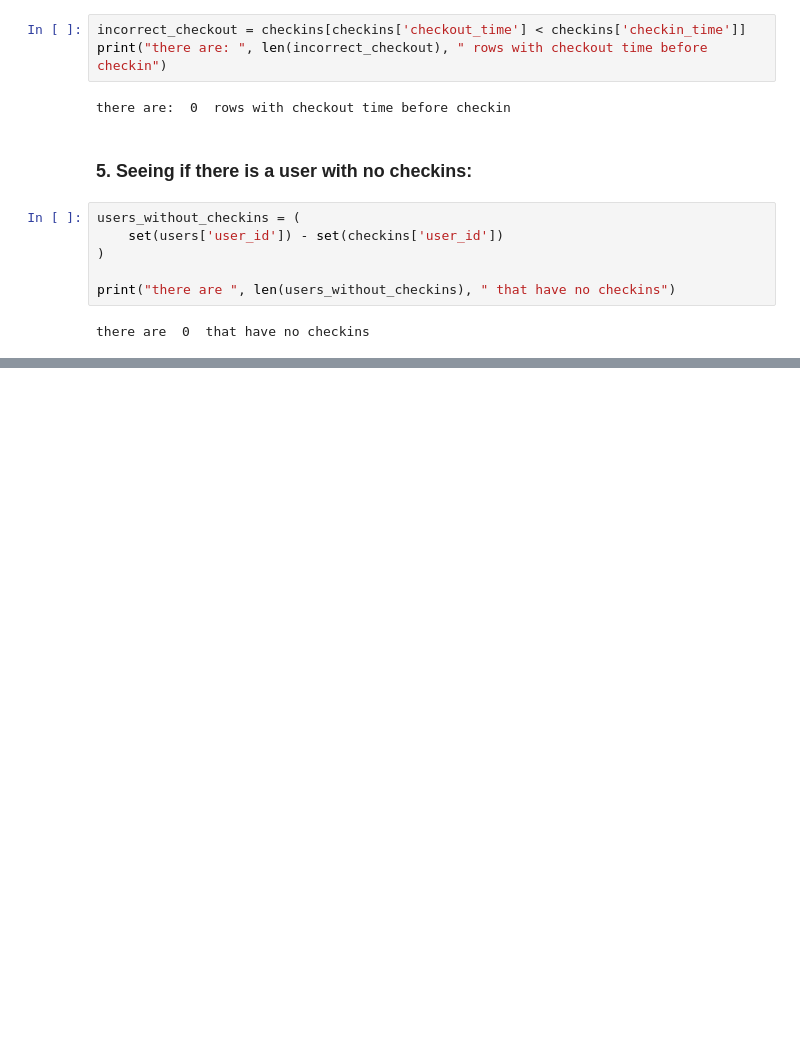
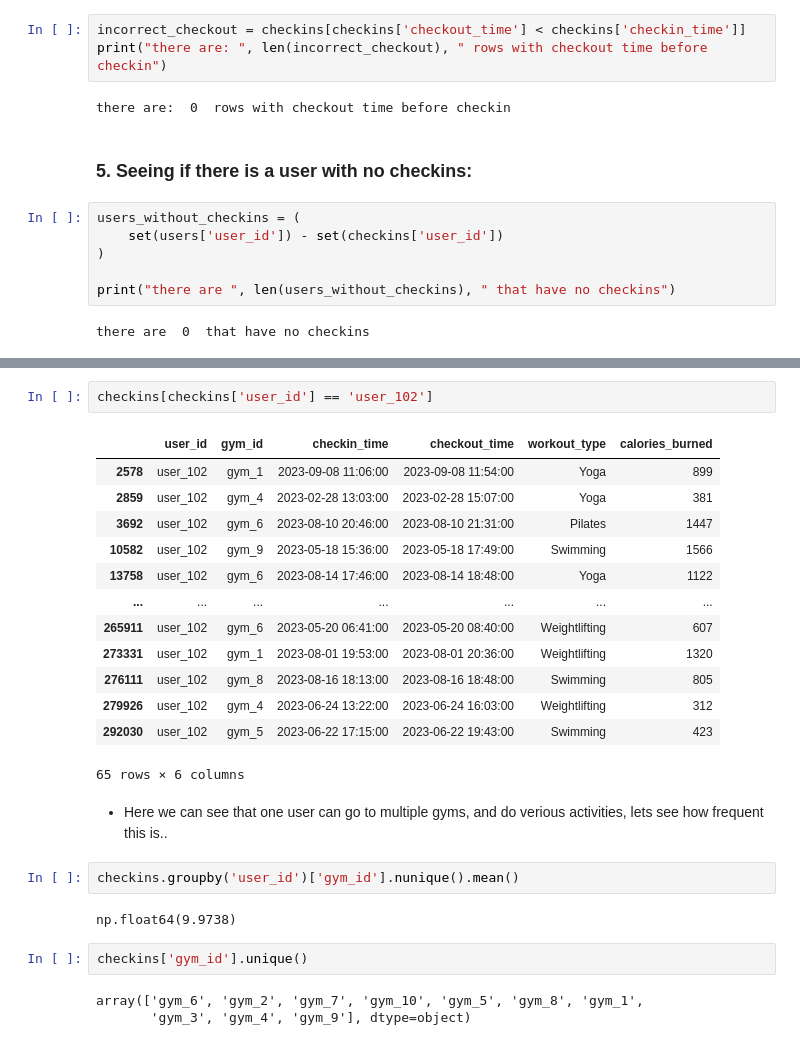
Before and after one commit to nev12/gym-dropout-prediction, a Jupyter notebook: 00_data_sanity_check.ipynb, the cells around one changed output, grey strips where cells are left out. Saved outputs shown, nothing was run; the diff lists cells and outputs as text; blank space fills up the shorter version.

```diff
--- a/00_data_sanity_check.ipynb
+++ b/00_data_sanity_check.ipynb
@@ -279,0 +300,27 @@ there are  0  that have no checkins
+# %%
+checkins[checkins['user_id'] == 'user_102']
+# %% [output]
+|  | user_id | gym_id | checkin_time | checkout_time | workout_type | calories_burned |
+| 2578 | user_102 | gym_1 | 2023-09-08 11:06:00 | 2023-09-08 11:54:00 | Yoga | 899 |
+| 2859 | user_102 | gym_4 | 2023-02-28 13:03:00 | 2023-02-28 15:07:00 | Yoga | 381 |
+| 3692 | user_102 | gym_6 | 2023-08-10 20:46:00 | 2023-08-10 21:31:00 | Pilates | 1447 |
+| 10582 | user_102 | gym_9 | 2023-05-18 15:36:00 | 2023-05-18 17:49:00 | Swimming | 1566 |
+| 13758 | user_102 | gym_6 | 2023-08-14 17:46:00 | 2023-08-14 18:48:00 | Yoga | 1122 |
+| ... | ... | ... | ... | ... | ... | ... |
+| 265911 | user_102 | gym_6 | 2023-05-20 06:41:00 | 2023-05-20 08:40:00 | Weightlifting | 607 |
+| 273331 | user_102 | gym_1 | 2023-08-01 19:53:00 | 2023-08-01 20:36:00 | Weightlifting | 1320 |
+| 276111 | user_102 | gym_8 | 2023-08-16 18:13:00 | 2023-08-16 18:48:00 | Swimming | 805 |
+| 279926 | user_102 | gym_4 | 2023-06-24 13:22:00 | 2023-06-24 16:03:00 | Weightlifting | 312 |
+| 292030 | user_102 | gym_5 | 2023-06-22 17:15:00 | 2023-06-22 19:43:00 | Swimming | 423 |
+65 rows × 6 columns
+# %% [markdown]
+- Here we can see that one user can go to multiple gyms, and do verious activities, lets see how frequent this is..
+# %%
+checkins.groupby('user_id')['gym_id'].nunique().mean()
+# %% [output]
+np.float64(9.9738)
+# %%
+checkins['gym_id'].unique()
+# %% [output]
+array(['gym_6', 'gym_2', 'gym_7', 'gym_10', 'gym_5', 'gym_8', 'gym_1',
+       'gym_3', 'gym_4', 'gym_9'], dtype=object)
```
Also changed, not shown: parts of 15 cells of this notebook.
